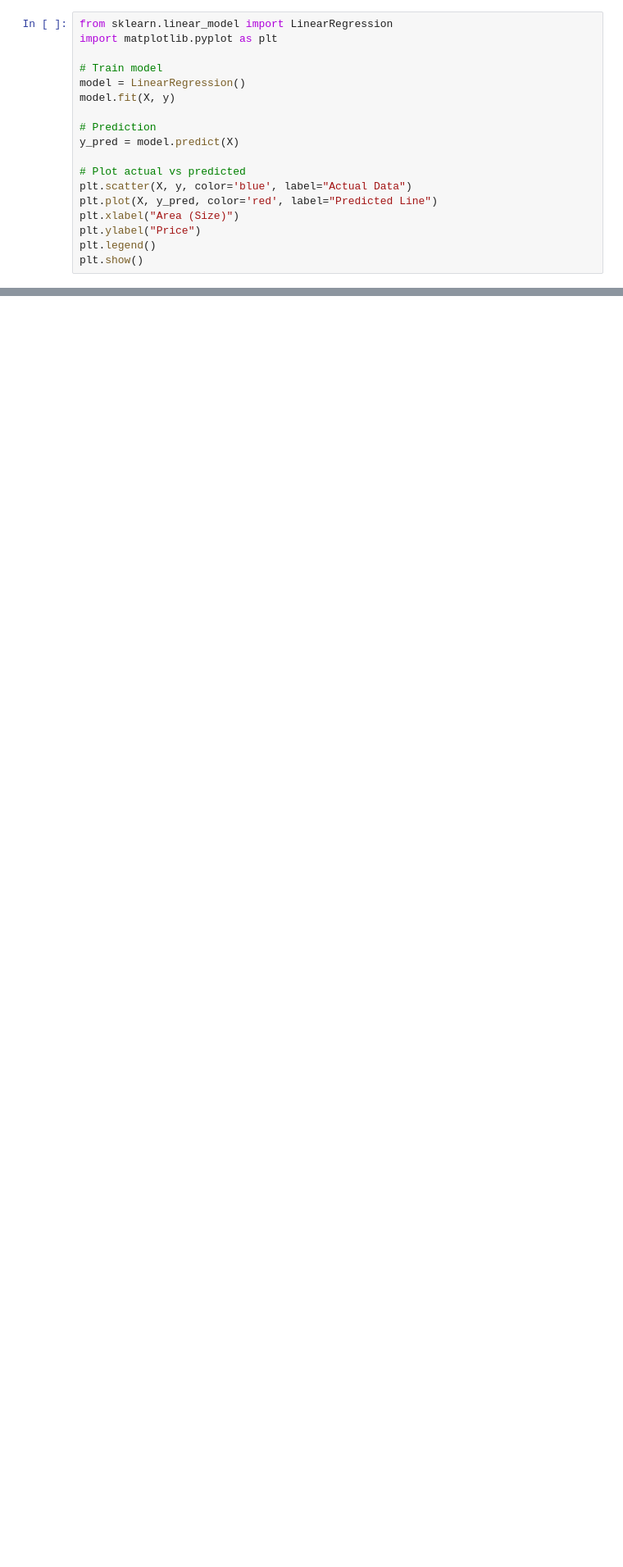
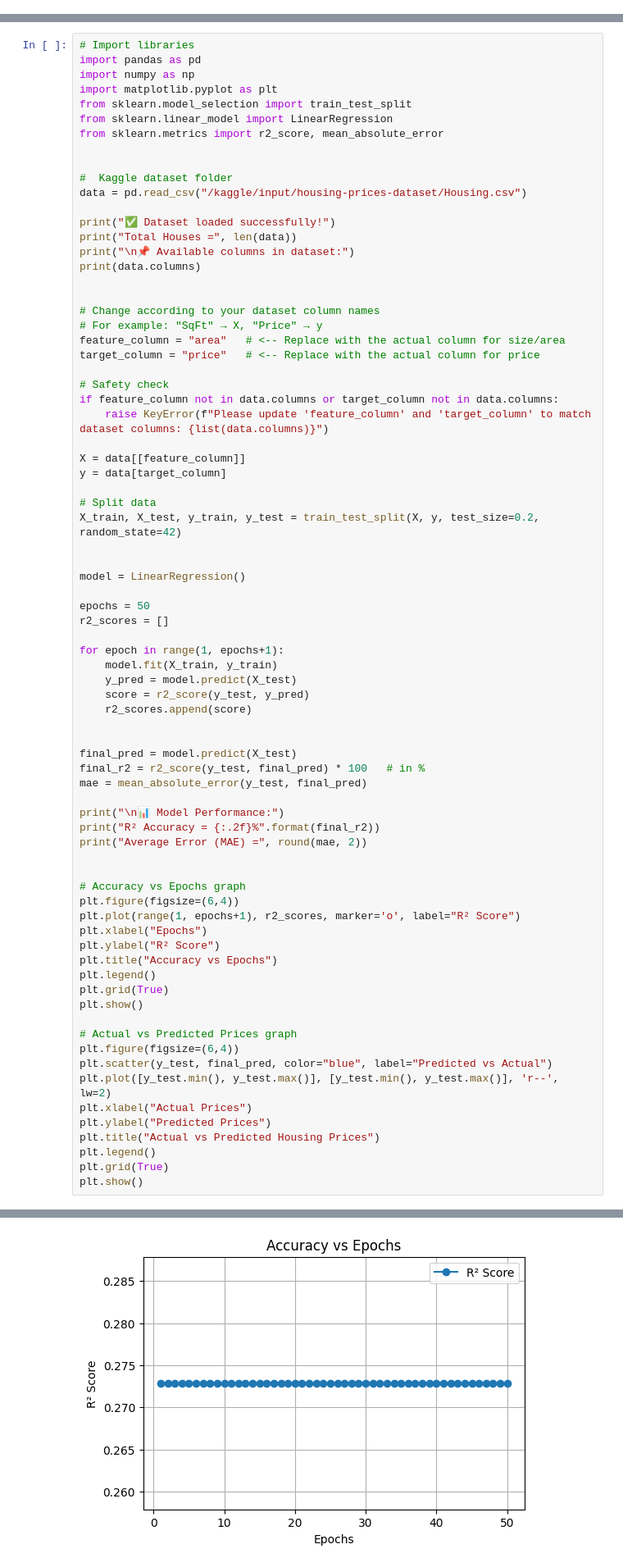
Before and after one commit to anupam-codespace/Machine-Learning-Assignments, a Jupyter notebook: Assignment2_HousePricePrediction.ipynb, the cells around one changed output, grey strips where cells are left out. Shown: that part at 82% size. Saved outputs shown, nothing was run; the diff lists cells and outputs as text; blank space fills up the shorter version.

```diff
--- a/Assignment2_HousePricePrediction.ipynb
+++ b/Assignment2_HousePricePrediction.ipynb
@@ -32,18 +9,0 @@ y = df['price']   # Target
-# %%
-from sklearn.linear_model import LinearRegression
-import matplotlib.pyplot as plt
-
-# Train model
-model = LinearRegression()
-model.fit(X, y)
-
-# Prediction
-y_pred = model.predict(X)
-
-# Plot actual vs predicted
-plt.scatter(X, y, color='blue', label="Actual Data")
-plt.plot(X, y_pred, color='red', label="Predicted Line")
-plt.xlabel("Area (Size)")
-plt.ylabel("Price")
-plt.legend()
-plt.show()
@@ -172,0 +10,77 @@ R² Score: 0.27287851871974633
+# %%
+# Import libraries
+import pandas as pd
+import numpy as np
+import matplotlib.pyplot as plt
+from sklearn.model_selection import train_test_split
+from sklearn.linear_model import LinearRegression
+from sklearn.metrics import r2_score, mean_absolute_error
+
+
+#  Kaggle dataset folder
+data = pd.read_csv("/kaggle/input/housing-prices-dataset/Housing.csv")
+
+print("✅ Dataset loaded successfully!")
+print("Total Houses =", len(data))
+print("\n📌 Available columns in dataset:")
+print(data.columns)
+
+
+# Change according to your dataset column names
+# For example: "SqFt" → X, "Price" → y
+feature_column = "area"   # <-- Replace with the actual column for size/area
+target_column = "price"   # <-- Replace with the actual column for price
+
+# Safety check
+if feature_column not in data.columns or target_column not in data.columns:
+    raise KeyError(f"Please update 'feature_column' and 'target_column' to match dataset columns: {list(data.columns)}")
+
+X = data[[feature_column]]
+y = data[target_column]
+
+# Split data
+X_train, X_test, y_train, y_test = train_test_split(X, y, test_size=0.2, random_state=42)
+
+
+model = LinearRegression()
+
+epochs = 50
+r2_scores = []
+
+for epoch in range(1, epochs+1):
+    model.fit(X_train, y_train)
+    y_pred = model.predict(X_test)
+    score = r2_score(y_test, y_pred)
+    r2_scores.append(score)
+
+
+final_pred = model.predict(X_test)
+final_r2 = r2_score(y_test, final_pred) * 100   # in %
+mae = mean_absolute_error(y_test, final_pred)
+
+print("\n📊 Model Performance:")
+print("R² Accuracy = {:.2f}%".format(final_r2))
+print("Average Error (MAE) =", round(mae, 2))
+
+
+# Accuracy vs Epochs graph
+plt.figure(figsize=(6,4))
+plt.plot(range(1, epochs+1), r2_scores, marker='o', label="R² Score")
+plt.xlabel("Epochs")
+plt.ylabel("R² Score")
+plt.title("Accuracy vs Epochs")
+plt.legend()
+plt.grid(True)
+plt.show()
+
+# Actual vs Predicted Prices graph
+plt.figure(figsize=(6,4))
+plt.scatter(y_test, final_pred, color="blue", label="Predicted vs Actual")
+plt.plot([y_test.min(), y_test.max()], [y_test.min(), y_test.max()], 'r--', lw=2)
+plt.xlabel("Actual Prices")
+plt.ylabel("Predicted Prices")
+plt.title("Actual vs Predicted Housing Prices")
+plt.legend()
+plt.grid(True)
+plt.show()
+# %% [output]
@@ -172,0 +99 @@ R² Score: 0.27287851871974633
+[figure, added]
```
Also changed, not shown: parts of 7 cells of this notebook.
